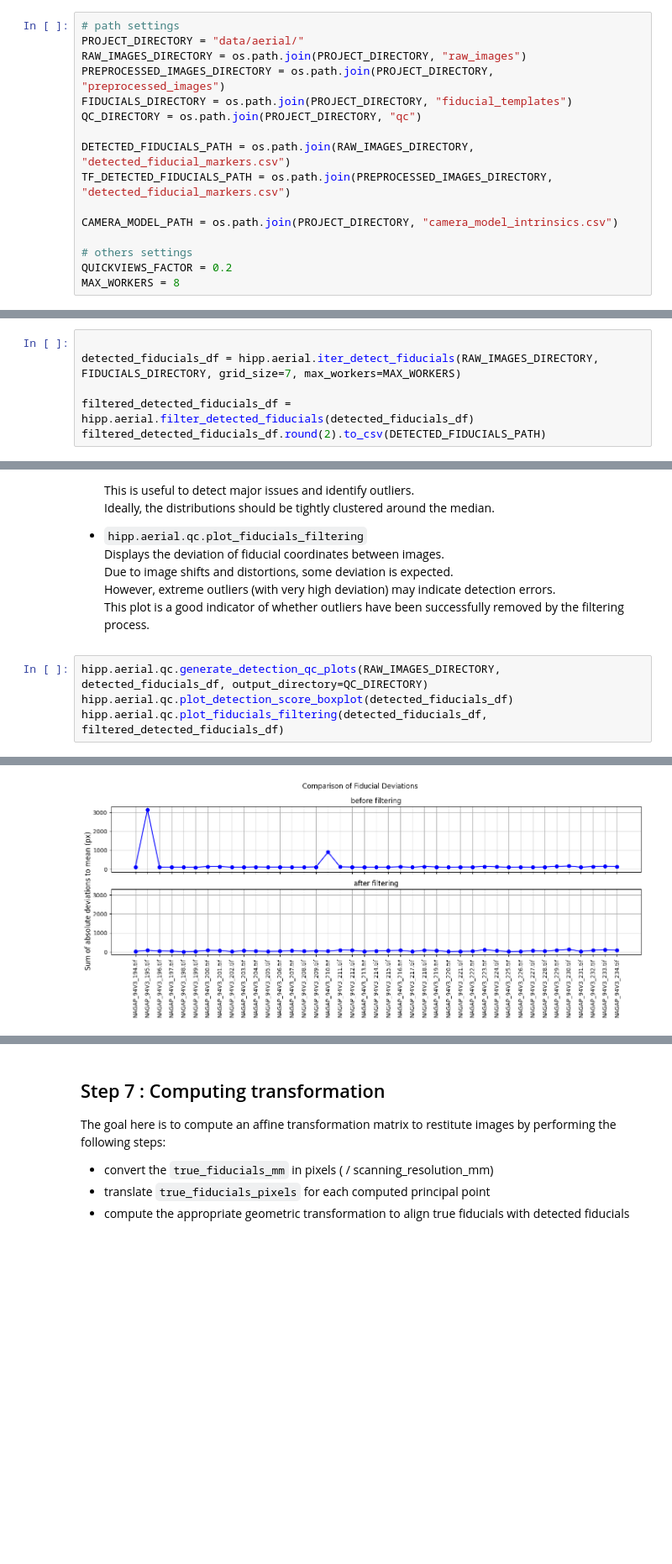
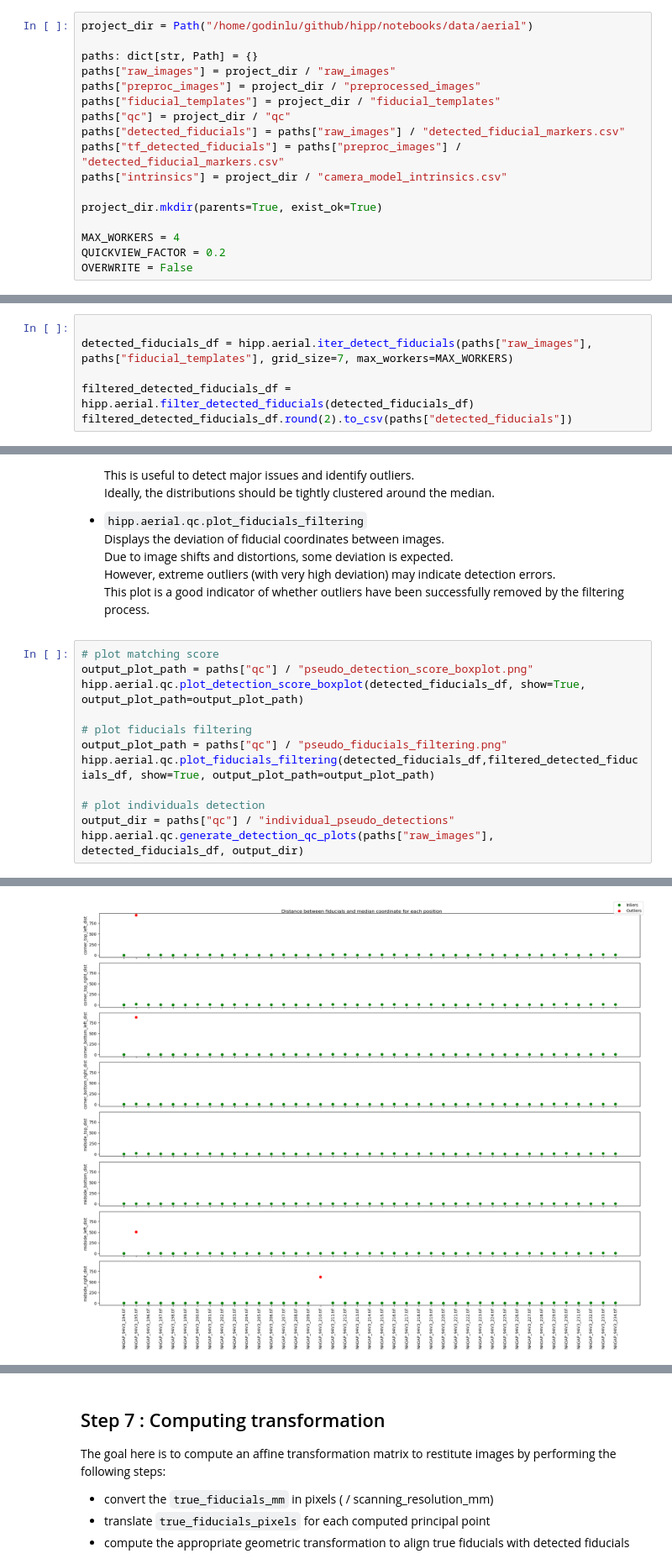
Before and after one commit to shippp/hipp, a Jupyter notebook: notebooks/aerial_preprocessing.ipynb, the cells around one changed output, grey strips where cells are left out. Shown at 84% size. Saved outputs shown, nothing was run; the diff lists cells and outputs as text; blank space fills up the shorter version.

```diff
--- a/notebooks/aerial_preprocessing.ipynb
+++ b/notebooks/aerial_preprocessing.ipynb
@@ -26,21 +25,22 @@ import pandas as pd
 # %% [markdown]
 ## Settings
 # %%
-# path settings
-PROJECT_DIRECTORY = "data/aerial/"
-RAW_IMAGES_DIRECTORY = os.path.join(PROJECT_DIRECTORY, "raw_images")
-PREPROCESSED_IMAGES_DIRECTORY = os.path.join(PROJECT_DIRECTORY, "preprocessed_images")
-FIDUCIALS_DIRECTORY = os.path.join(PROJECT_DIRECTORY, "fiducial_templates")
-QC_DIRECTORY = os.path.join(PROJECT_DIRECTORY, "qc")
+project_dir = Path("/home/godinlu/github/hipp/notebooks/data/aerial")
 
-DETECTED_FIDUCIALS_PATH = os.path.join(RAW_IMAGES_DIRECTORY, "detected_fiducial_markers.csv")
-TF_DETECTED_FIDUCIALS_PATH = os.path.join(PREPROCESSED_IMAGES_DIRECTORY, "detected_fiducial_markers.csv")
+paths: dict[str, Path] = {}
+paths["raw_images"] = project_dir / "raw_images"
+paths["preproc_images"] = project_dir / "preprocessed_images"
+paths["fiducial_templates"] = project_dir / "fiducial_templates"
+paths["qc"] = project_dir / "qc"
+paths["detected_fiducials"] = paths["raw_images"] / "detected_fiducial_markers.csv"
+paths["tf_detected_fiducials"] = paths["preproc_images"] / "detected_fiducial_markers.csv"
+paths["intrinsics"] = project_dir / "camera_model_intrinsics.csv"
 
-CAMERA_MODEL_PATH = os.path.join(PROJECT_DIRECTORY, "camera_model_intrinsics.csv")
+project_dir.mkdir(parents=True, exist_ok=True)
 
-# others settings
-QUICKVIEWS_FACTOR = 0.2
-MAX_WORKERS = 8
+MAX_WORKERS = 4
+QUICKVIEW_FACTOR = 0.2
+OVERWRITE = False
 # %% [markdown]
 ## Downloading the dataset
 
@@ -118,10 +118,10 @@ The `hipp.aerial.filter_detected_fiducials()` will filters out false positives b
 After filtering the principal point is computed using valid diagonals.
 # %%
 
-detected_fiducials_df = hipp.aerial.iter_detect_fiducials(RAW_IMAGES_DIRECTORY, FIDUCIALS_DIRECTORY, grid_size=7, max_workers=MAX_WORKERS)
+detected_fiducials_df = hipp.aerial.iter_detect_fiducials(paths["raw_images"], paths["fiducial_templates"], grid_size=7, max_workers=MAX_WORKERS)
 
 filtered_detected_fiducials_df = hipp.aerial.filter_detected_fiducials(detected_fiducials_df)
-filtered_detected_fiducials_df.round(2).to_csv(DETECTED_FIDUCIALS_PATH)
+filtered_detected_fiducials_df.round(2).to_csv(paths["detected_fiducials"])
 # %% [markdown]
 ## [Optional] Control the Quality of the Detection
 
@@ -140,7 +140,15 @@ filtered_detected_fiducials_df.round(2).to_csv(DETECTED_FIDUCIALS_PATH)
   However, extreme outliers (with very high deviation) may indicate detection errors.
   This plot is a good indicator of whether outliers have been successfully removed by the filtering process.
 # %%
-hipp.aerial.qc.generate_detection_qc_plots(RAW_IMAGES_DIRECTORY, detected_fiducials_df, output_directory=QC_DIRECTORY)
-hipp.aerial.qc.plot_detection_score_boxplot(detected_fiducials_df)
-hipp.aerial.qc.plot_fiducials_filtering(detected_fiducials_df, filtered_detected_fiducials_df)
+# plot matching score
+output_plot_path = paths["qc"] / "pseudo_detection_score_boxplot.png"
+hipp.aerial.qc.plot_detection_score_boxplot(detected_fiducials_df, show=True, output_plot_path=output_plot_path)
+
+# plot fiducials filtering
+output_plot_path = paths["qc"] / "pseudo_fiducials_filtering.png"
+hipp.aerial.qc.plot_fiducials_filtering(detected_fiducials_df,filtered_detected_fiducials_df, show=True, output_plot_path=output_plot_path)
+
+# plot individuals detection
+output_dir = paths["qc"] / "individual_pseudo_detections"
+hipp.aerial.qc.generate_detection_qc_plots(paths["raw_images"], detected_fiducials_df, output_dir)
 # %% [output]
@@ -148,4 +156,4 @@ hipp.aerial.qc.plot_fiducials_filtering(detected_fiducials_df, filtered_detected
-[figure, old version]
+[figure, new version]
 # %% [markdown]
 ## Step 6 : Prepare calibrated (true) fiducial marker coordinates
 
```
Also changed, not shown: parts of 10 cells of this notebook, 8 other files.
